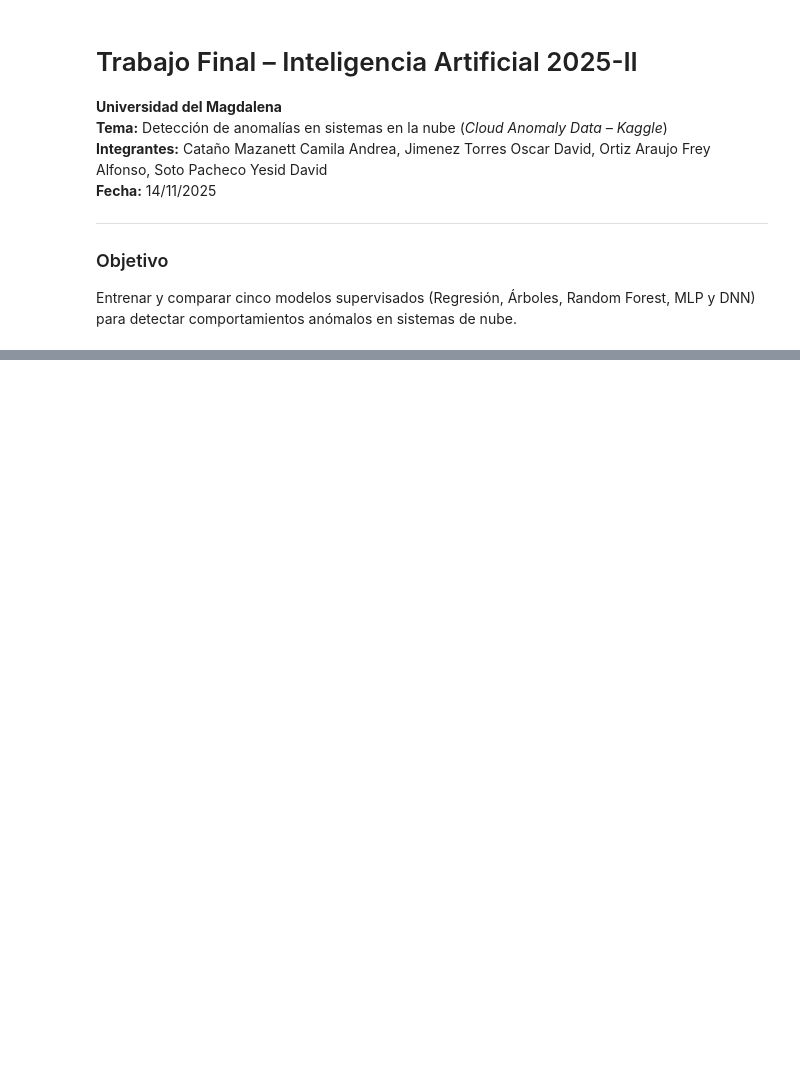
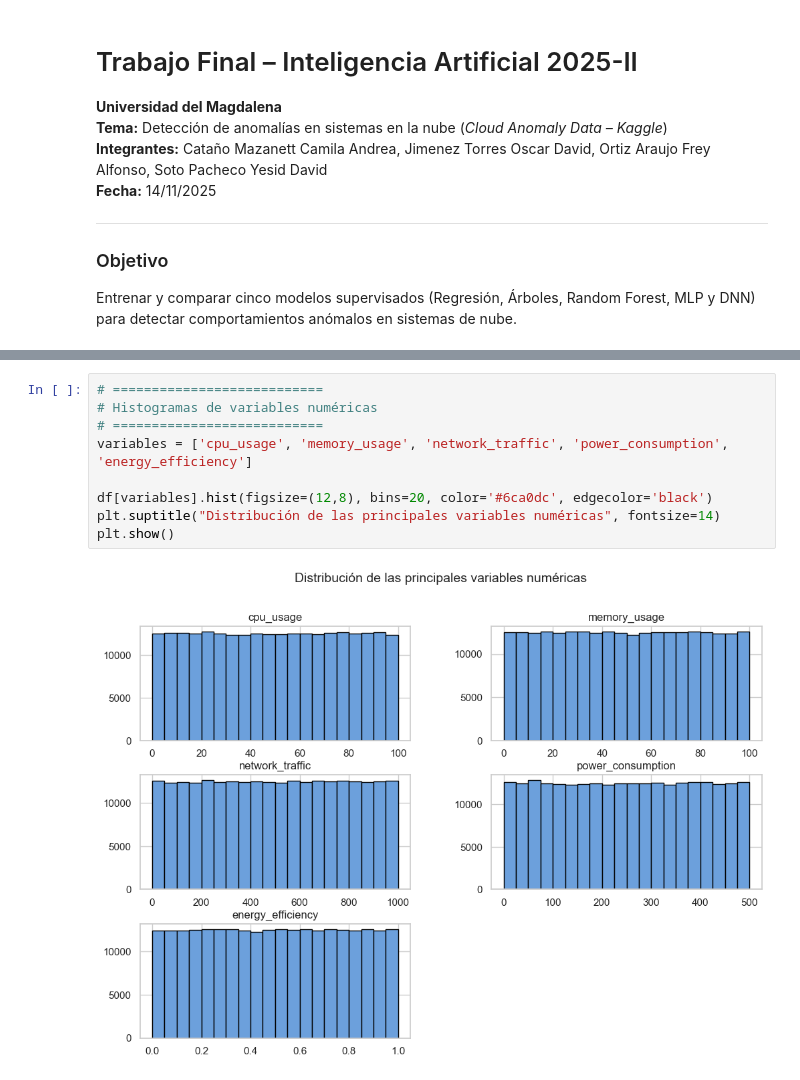
Before and after one commit to FreyOrtiz/CloudInfrastrutureAnomalyData, a Jupyter notebook: Proyecto/TrabajoFinalIA.ipynb, the cells around one changed output, grey strips where cells are left out. Saved outputs shown, nothing was run; the diff lists cells and outputs as text; blank space fills up the shorter version.

```diff
--- a/Proyecto/TrabajoFinalIA.ipynb
+++ b/Proyecto/TrabajoFinalIA.ipynb
@@ -84,0 +171,11 @@ print(" Librerías importadas correctamente")
+# %%
+# ===========================
+# Histogramas de variables numéricas
+# ===========================
+variables = ['cpu_usage', 'memory_usage', 'network_traffic', 'power_consumption', 'energy_efficiency']
+
+df[variables].hist(figsize=(12,8), bins=20, color='#6ca0dc', edgecolor='black')
+plt.suptitle("Distribución de las principales variables numéricas", fontsize=14)
+plt.show()
+# %% [output]
+[figure, added]
```
Also changed, not shown: parts of 12 cells of this notebook.
